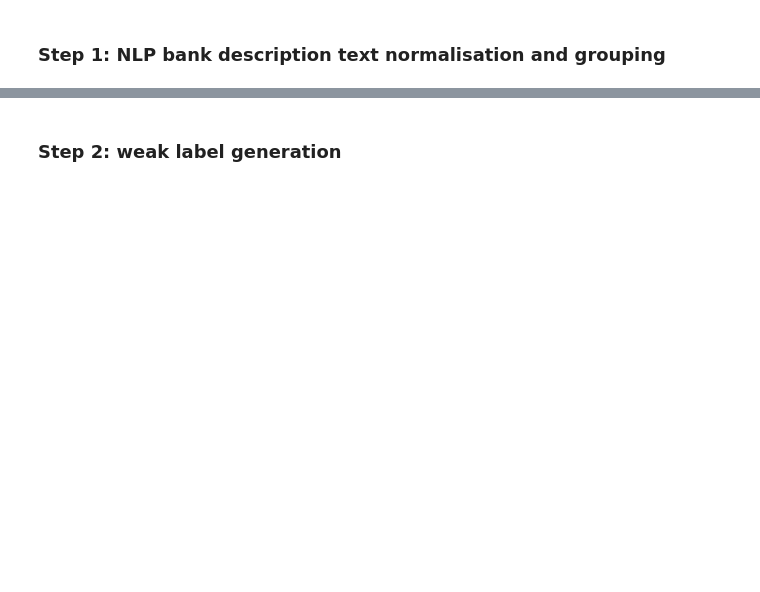
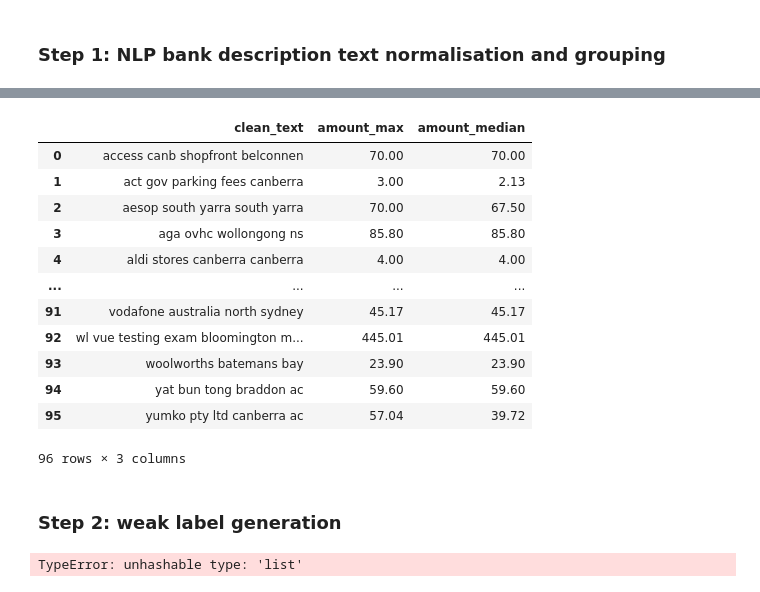
Before and after one commit to Gundalai-Batkhuu/homeBudget, a Jupyter notebook: src/classifier/transaction_classifier.ipynb, the cells around one changed output, grey strips where cells are left out. Saved outputs shown, nothing was run; the diff lists cells and outputs as text; code cells hidden in the pictures; blank space fills up the shorter version.

```diff
--- a/src/classifier/transaction_classifier.ipynb
+++ b/src/classifier/transaction_classifier.ipynb
@@ -16,5 +32,5 @@ missing_value_cnt
 Dataset from the CommomBank is quite clean.
 # %%
 # only need description data to train the categorizer
-description = data['Description']
+description = data[['Description', 'Expense']]
 description
@@ -23,22 +53,22 @@ description
 # %%
 # text normalisation
 # convert to lower case
-description = description.str.lower()
+description.loc[:, 'Description'] = description.loc[:, 'Description'].str.lower()
 # remove numbers
-description = description.str.replace(r'\d+', '', regex=True)
+description.loc[:, 'Description'] = description.loc[:, 'Description'].str.replace(r'\d+', '', regex=True)
 # remove all punctuation except words and space
-description = description.str.replace(r'[^\w\s]', '', regex=True)
+description.loc[:, 'Description'] = description.loc[:, 'Description'].str.replace(r'[^\w\s]', '', regex=True)
 # remove white spaces
-description = description.str.strip()
+description.loc[:, 'Description'] = description.loc[:, 'Description'].str.strip()
 
 # remove stop words
 from nltk.corpus import stopwords
 stop = stopwords.words('english')
-description = description.apply(lambda x: ' '.join([word for word in x.split() if word not in (stop)]))
+description.loc[:, 'Description'] = description.loc[:, 'Description'].apply(lambda x: ' '.join([word for word in x.split() if word not in (stop)]))
 
 # not sure if these words are useless, may comment them in the future
 # remove useless words
 useless = ['au', 'aus', 'card', 'xx', 'value', 'date']
-description = description.apply(lambda x: ' '.join([word for word in x.split() if word not in (useless)]))
+description.loc[:, 'Description'] = description.loc[:, 'Description'].apply(lambda x: ' '.join([word for word in x.split() if word not in (useless)]))
 
 description
@@ -55,0 +126,11 @@ dsc_group_df
+# %%
+# Split data into expense and income
+expense_df = description[description['Expense'] < 0]
+income_df = description[description['Expense'] > 0]
+# reset index
+expense_df.reset_index(drop=True, inplace=True)
+income_df.reset_index(drop=True, inplace=True)
+# apply absolute value to expense
+expense_df['Expense'] = expense_df['Expense'].abs()
+
+expense_df, income_df
@@ -56,3 +160,21 @@ dsc_group_df
+# %%
+expense_cal_df = expense_df.groupby('Description').agg({'Expense': ['max', 'median']}).reset_index()
+expense_cal_df.columns = ['clean_text', 'amount_max', 'amount_median']
+expense_cal_df
+# %% [output]
+|  | clean_text | amount_max | amount_median |
+| 0 | access canb shopfront belconnen | 70.00 | 70.00 |
+| 1 | act gov parking fees canberra | 3.00 | 2.13 |
+| 2 | aesop south yarra south yarra | 70.00 | 67.50 |
+| 3 | aga ovhc wollongong ns | 85.80 | 85.80 |
+| 4 | aldi stores canberra canberra | 4.00 | 4.00 |
+| ... | ... | ... | ... |
+| 91 | vodafone australia north sydney | 45.17 | 45.17 |
+| 92 | wl vue testing exam bloomington m... | 445.01 | 445.01 |
+| 93 | woolworths batemans bay | 23.90 | 23.90 |
+| 94 | yat bun tong braddon ac | 59.60 | 59.60 |
+| 95 | yumko pty ltd canberra ac | 57.04 | 39.72 |
+96 rows × 3 columns
 # %% [markdown]
 ### Step 2: weak label generation
 # %%
@@ -86,15 +208,15 @@ lfs = [lf_heur_amount, lf_regex_text]
 # %%
 from snorkel.labeling import PandasLFApplier, LFAnalysis
 from snorkel.labeling.model.label_model import LabelModel
-# https://snorkel.readthedocs.io/en/v0.9.7/packages/_autosummary/labeling/snorkel.labeling.model.label_model.LabelModel.html?highlight=labelmodel
-
 import pandas as pd
 
 # Apply the LFs to the data
 applier = PandasLFApplier(lfs=lfs)
-L_train = applier.apply(df=dsc_group_df)
+L_train = applier.apply(df=expense_cal_df)
 
 # Fit the label model and get the training labels
 label_model = LabelModel(cardinality=2, verbose=True)  # assume binary classification
 label_model.fit(L_train=L_train, n_epochs=500, log_freq=50, seed=123)
-dsc_group_df["label"] = label_model.predict(L=L_train, tie_break_policy="abstain")
+expense_cal_df["label"] = label_model.predict(L=L_train, tie_break_policy="abstain")
+# %% [output]
+TypeError: unhashable type: 'list'
```
Also changed, not shown: parts of 10 cells of this notebook, 1 other file.
